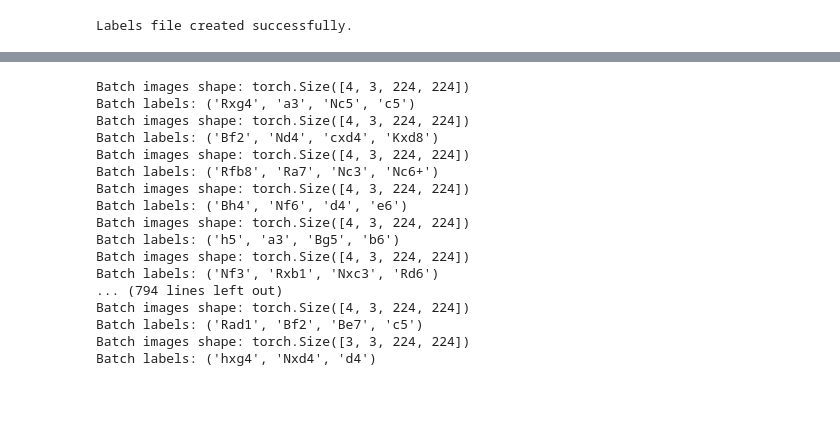
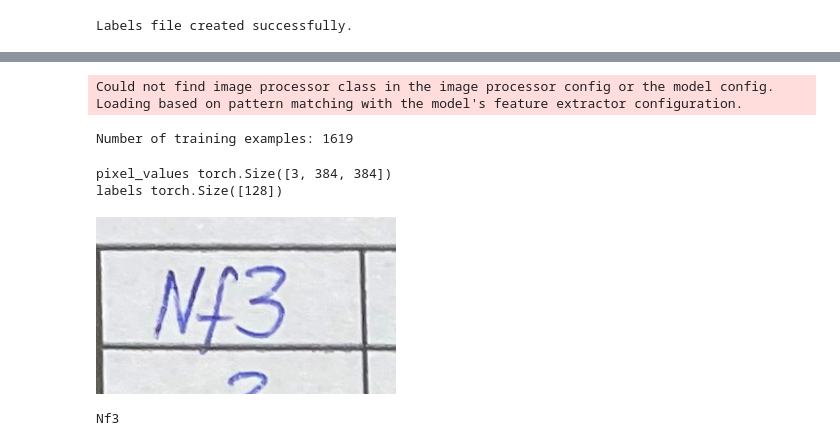
Before and after one commit to BelghmiAmine/chessreader_project_2, a Jupyter notebook: implementation.ipynb, the cells around one changed output, grey strips where cells are left out. Cells and saved outputs as stored; diff of their text form; code cells hidden in the pictures; blank space fills up the shorter version.

Commit message:
add training code

```diff
--- a/implementation.ipynb
+++ b/implementation.ipynb
@@ -183,24 +152,32 @@ plt.show()
-# %%
-dataloader = DataLoader(chess_dataset, batch_size=4, shuffle=True)
-
-for images, labels in dataloader:
-    print(f"Batch images shape: {images.shape}")
-    print(f"Batch labels: {labels}")
-# %% [output]
-Batch images shape: torch.Size([4, 3, 224, 224])
-Batch labels: ('Rxg4', 'a3', 'Nc5', 'c5')
-Batch images shape: torch.Size([4, 3, 224, 224])
-Batch labels: ('Bf2', 'Nd4', 'cxd4', 'Kxd8')
-Batch images shape: torch.Size([4, 3, 224, 224])
-Batch labels: ('Rfb8', 'Ra7', 'Nc3', 'Nc6+')
-Batch images shape: torch.Size([4, 3, 224, 224])
-Batch labels: ('Bh4', 'Nf6', 'd4', 'e6')
-Batch images shape: torch.Size([4, 3, 224, 224])
-Batch labels: ('h5', 'a3', 'Bg5', 'b6')
-Batch images shape: torch.Size([4, 3, 224, 224])
-Batch labels: ('Nf3', 'Rxb1', 'Nxc3', 'Rd6')
-... (794 lines left out)
-Batch images shape: torch.Size([4, 3, 224, 224])
-Batch labels: ('Rad1', 'Bf2', 'Be7', 'c5')
-Batch images shape: torch.Size([3, 3, 224, 224])
-Batch labels: ('hxg4', 'Nxd4', 'd4')
+# %%
+from transformers import TrOCRProcessor
+
+processor = TrOCRProcessor.from_pretrained("microsoft/trocr-base-handwritten")
+train_dataset = ChessMovesDataset(labels_file='labels_file.txt',
+                           processor=processor)
+# %% [output]
+Could not find image processor class in the image processor config or the model config. Loading based on pattern matching with the model's feature extractor configuration.
+# %%
+print("Number of training examples:", len(train_dataset))
+# %% [output]
+Number of training examples: 1619
+# %%
+encoding = train_dataset[0]
+for k,v in encoding.items():
+  print(k, v.shape)
+# %% [output]
+pixel_values torch.Size([3, 384, 384])
+labels torch.Size([128])
+# %%
+
+image = Image.open('chessreaderdata/images/131.png').convert("RGB")
+image
+# %% [output]
+[figure, added]
+# %%
+labels = encoding['labels']
+labels[labels == -100] = processor.tokenizer.pad_token_id
+label_str = processor.decode(labels, skip_special_tokens=True)
+print(label_str)
+# %% [output]
+Nf3
```
Also changed, not shown: parts of 11 cells of this notebook.
